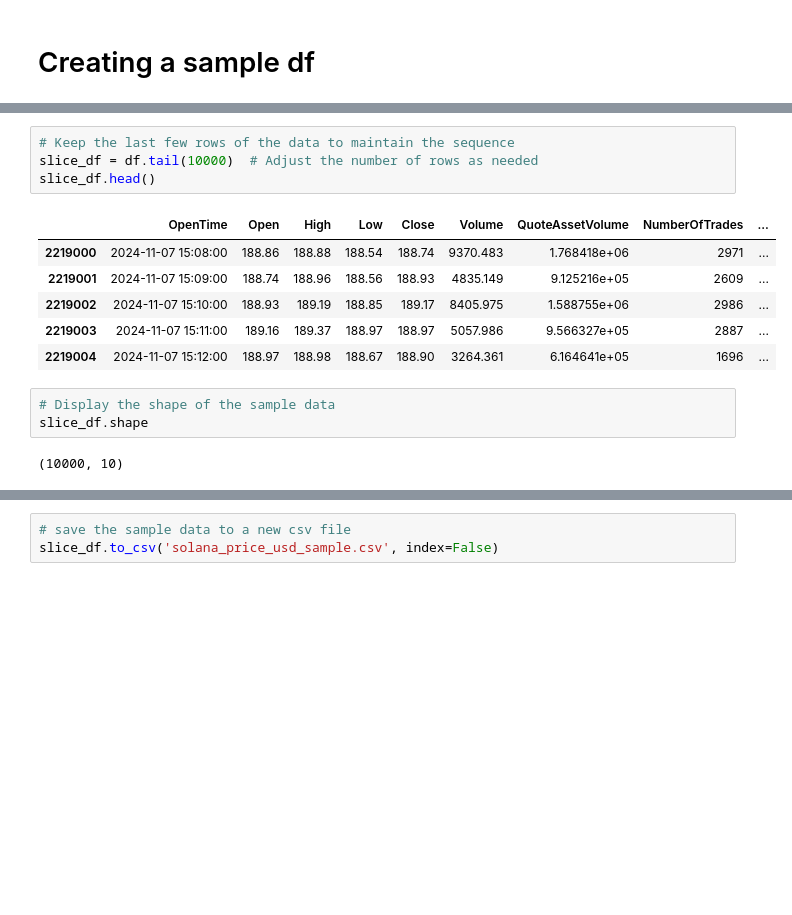
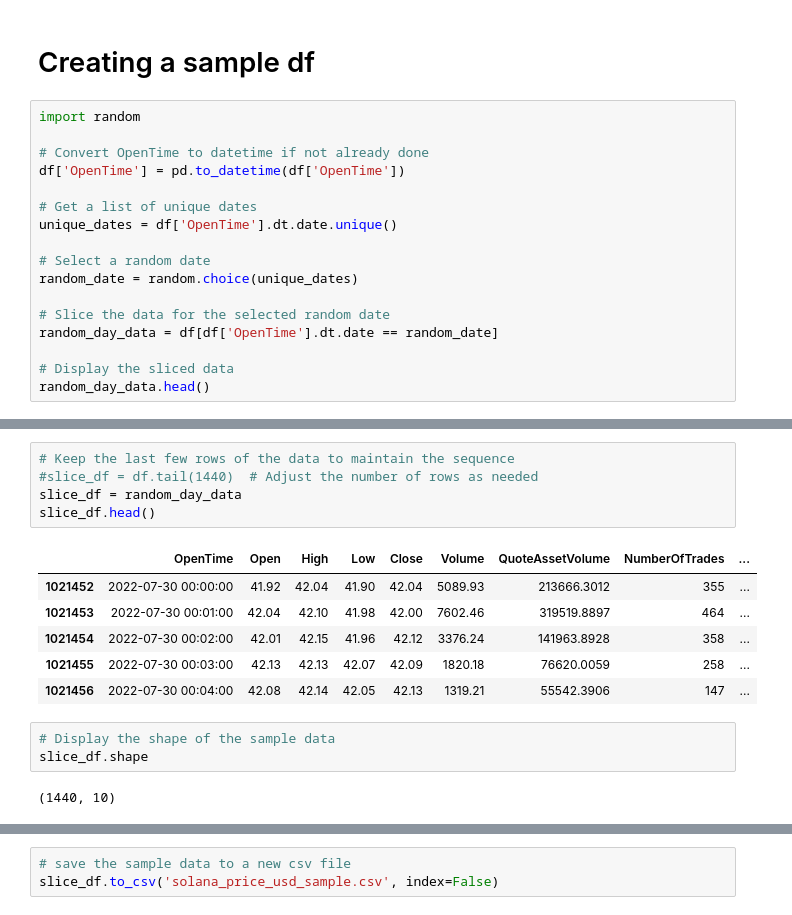
Before and after one commit to SahilChambyal/Parthurnax, a Jupyter notebook: DataVis/inspecting_data.ipynb, the cells around one changed output, grey strips where cells are left out. Drawn from its saved outputs; the diff is of its cells as text; blank space fills up the shorter version.

```diff
--- a/DataVis/inspecting_data.ipynb
+++ b/DataVis/inspecting_data.ipynb
@@ -123,3 +123,20 @@ df = df.drop(columns=['CloseTime'])
 df = df.drop(columns=['Ignore'])
 # %% [markdown]
 # Creating a sample df
+# %%
+import random
+
+# Convert OpenTime to datetime if not already done
+df['OpenTime'] = pd.to_datetime(df['OpenTime'])
+
+# Get a list of unique dates
+unique_dates = df['OpenTime'].dt.date.unique()
+
+# Select a random date
+random_date = random.choice(unique_dates)
+
+# Slice the data for the selected random date
+random_day_data = df[df['OpenTime'].dt.date == random_date]
+
+# Display the sliced data
+random_day_data.head()
@@ -126,19 +150,20 @@ df = df.drop(columns=['Ignore'])
 # %%
 # Keep the last few rows of the data to maintain the sequence
-slice_df = df.tail(10000)  # Adjust the number of rows as needed
+#slice_df = df.tail(1440)  # Adjust the number of rows as needed
+slice_df = random_day_data
 slice_df.head()
 # %% [output]
 |  | OpenTime | Open | High | Low | Close | Volume | QuoteAssetVolume | NumberOfTrades | ... |
-| 2219000 | 2024-11-07 15:08:00 | 188.86 | 188.88 | 188.54 | 188.74 | 9370.483 | 1.768418e+06 | 2971 | ... |
-| 2219001 | 2024-11-07 15:09:00 | 188.74 | 188.96 | 188.56 | 188.93 | 4835.149 | 9.125216e+05 | 2609 | ... |
-| 2219002 | 2024-11-07 15:10:00 | 188.93 | 189.19 | 188.85 | 189.17 | 8405.975 | 1.588755e+06 | 2986 | ... |
-| 2219003 | 2024-11-07 15:11:00 | 189.16 | 189.37 | 188.97 | 188.97 | 5057.986 | 9.566327e+05 | 2887 | ... |
-| 2219004 | 2024-11-07 15:12:00 | 188.97 | 188.98 | 188.67 | 188.90 | 3264.361 | 6.164641e+05 | 1696 | ... |
+| 1021452 | 2022-07-30 00:00:00 | 41.92 | 42.04 | 41.90 | 42.04 | 5089.93 | 213666.3012 | 355 | ... |
+| 1021453 | 2022-07-30 00:01:00 | 42.04 | 42.10 | 41.98 | 42.00 | 7602.46 | 319519.8897 | 464 | ... |
+| 1021454 | 2022-07-30 00:02:00 | 42.01 | 42.15 | 41.96 | 42.12 | 3376.24 | 141963.8928 | 358 | ... |
+| 1021455 | 2022-07-30 00:03:00 | 42.13 | 42.13 | 42.07 | 42.09 | 1820.18 | 76620.0059 | 258 | ... |
+| 1021456 | 2022-07-30 00:04:00 | 42.08 | 42.14 | 42.05 | 42.13 | 1319.21 | 55542.3906 | 147 | ... |
 # %%
 # Display the shape of the sample data
 slice_df.shape
 # %% [output]
-(10000, 10)
+(1440, 10)
 # %%
 # describe the sample data
 slice_df.describe()
```
Also changed, not shown: parts of 7 cells of this notebook, 2 other files.
